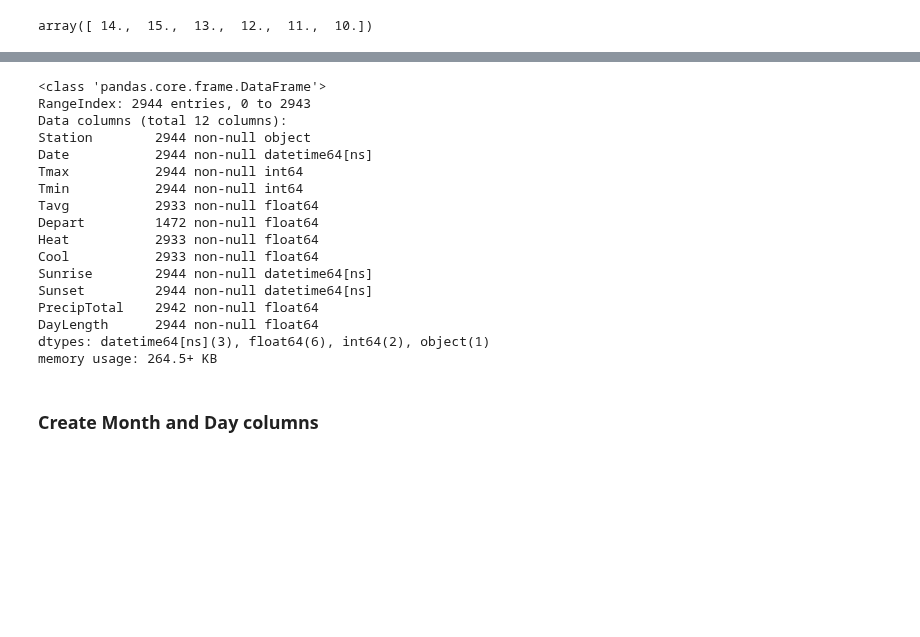
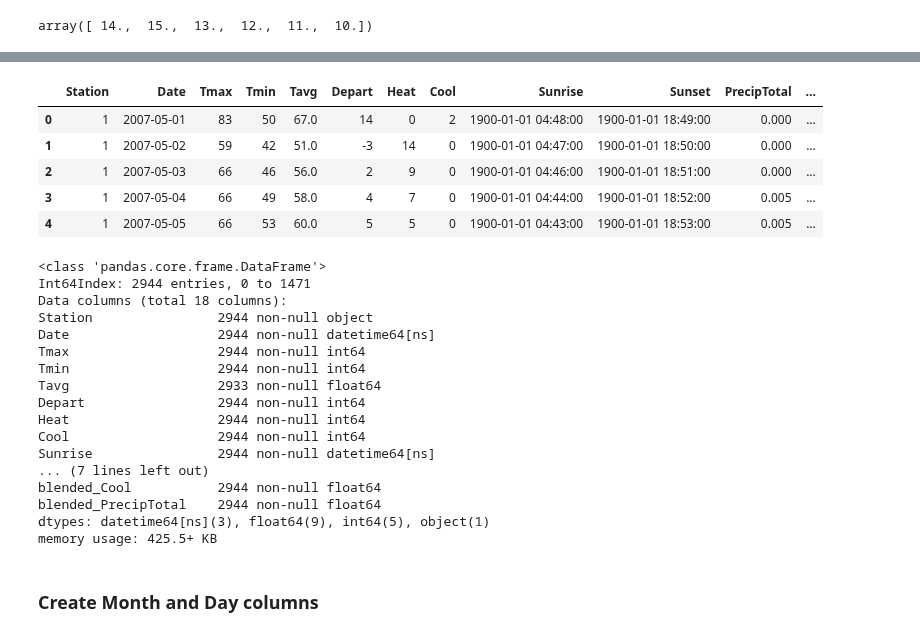
Before and after one commit to baumanab/Udacity_MachineLearningEngineer_ND, a Jupyter notebook: projects/capstone/WNV_Model.ipynb, the cells around one changed output, grey strips where cells are left out. Saved outputs shown, nothing was run; the diff lists cells and outputs as text; code cells hidden in the pictures; blank space fills up the shorter version.

```diff
--- a/projects/capstone/WNV_Model.ipynb
+++ b/projects/capstone/WNV_Model.ipynb
@@ -305,0 +334,10 @@ weather['DayLength'] = (weather.Sunset - weather.Sunrise).astype('timedelta64[h]
+# %%
+extract_1 = weather[weather.Station == '1'].reset_index(drop = True)
+extract_1.head()
+# %% [output]
+|  | Station | Date | Tmax | Tmin | Tavg | Depart | Heat | Cool | Sunrise | Sunset | PrecipTotal | ... |
+| 0 | 1 | 2007-05-01 | 83 | 50 | 67.0 | 14 | 0 | 2 | 1900-01-01 04:48:00 | 1900-01-01 18:49:00 | 0.000 | ... |
+| 1 | 1 | 2007-05-02 | 59 | 42 | 51.0 | -3 | 14 | 0 | 1900-01-01 04:47:00 | 1900-01-01 18:50:00 | 0.000 | ... |
+| 2 | 1 | 2007-05-03 | 66 | 46 | 56.0 | 2 | 9 | 0 | 1900-01-01 04:46:00 | 1900-01-01 18:51:00 | 0.000 | ... |
+| 3 | 1 | 2007-05-04 | 66 | 49 | 58.0 | 4 | 7 | 0 | 1900-01-01 04:44:00 | 1900-01-01 18:52:00 | 0.005 | ... |
+| 4 | 1 | 2007-05-05 | 66 | 53 | 60.0 | 5 | 5 | 0 | 1900-01-01 04:43:00 | 1900-01-01 18:53:00 | 0.005 | ... |
@@ -306,21 +349,21 @@ weather['DayLength'] = (weather.Sunset - weather.Sunrise).astype('timedelta64[h]
 # %%
-weather.info()
+weather_blend.info()
 # %% [output]
 <class 'pandas.core.frame.DataFrame'>
-RangeIndex: 2944 entries, 0 to 2943
-Data columns (total 12 columns):
-Station        2944 non-null object
-Date           2944 non-null datetime64[ns]
-Tmax           2944 non-null int64
-Tmin           2944 non-null int64
-Tavg           2933 non-null float64
-Depart         1472 non-null float64
-Heat           2933 non-null float64
-Cool           2933 non-null float64
-Sunrise        2944 non-null datetime64[ns]
-Sunset         2944 non-null datetime64[ns]
-PrecipTotal    2942 non-null float64
-DayLength      2944 non-null float64
-dtypes: datetime64[ns](3), float64(6), int64(2), object(1)
-memory usage: 264.5+ KB
+Int64Index: 2944 entries, 0 to 1471
+Data columns (total 18 columns):
+Station                2944 non-null object
+Date                   2944 non-null datetime64[ns]
+Tmax                   2944 non-null int64
+Tmin                   2944 non-null int64
+Tavg                   2933 non-null float64
+Depart                 2944 non-null int64
+Heat                   2944 non-null int64
+Cool                   2944 non-null int64
+Sunrise                2944 non-null datetime64[ns]
+... (7 lines left out)
+blended_Cool           2944 non-null float64
+blended_PrecipTotal    2944 non-null float64
+dtypes: datetime64[ns](3), float64(9), int64(5), object(1)
+memory usage: 425.5+ KB
 # %%
```
Also changed, not shown: parts of 22 cells of this notebook, 6 other files.
